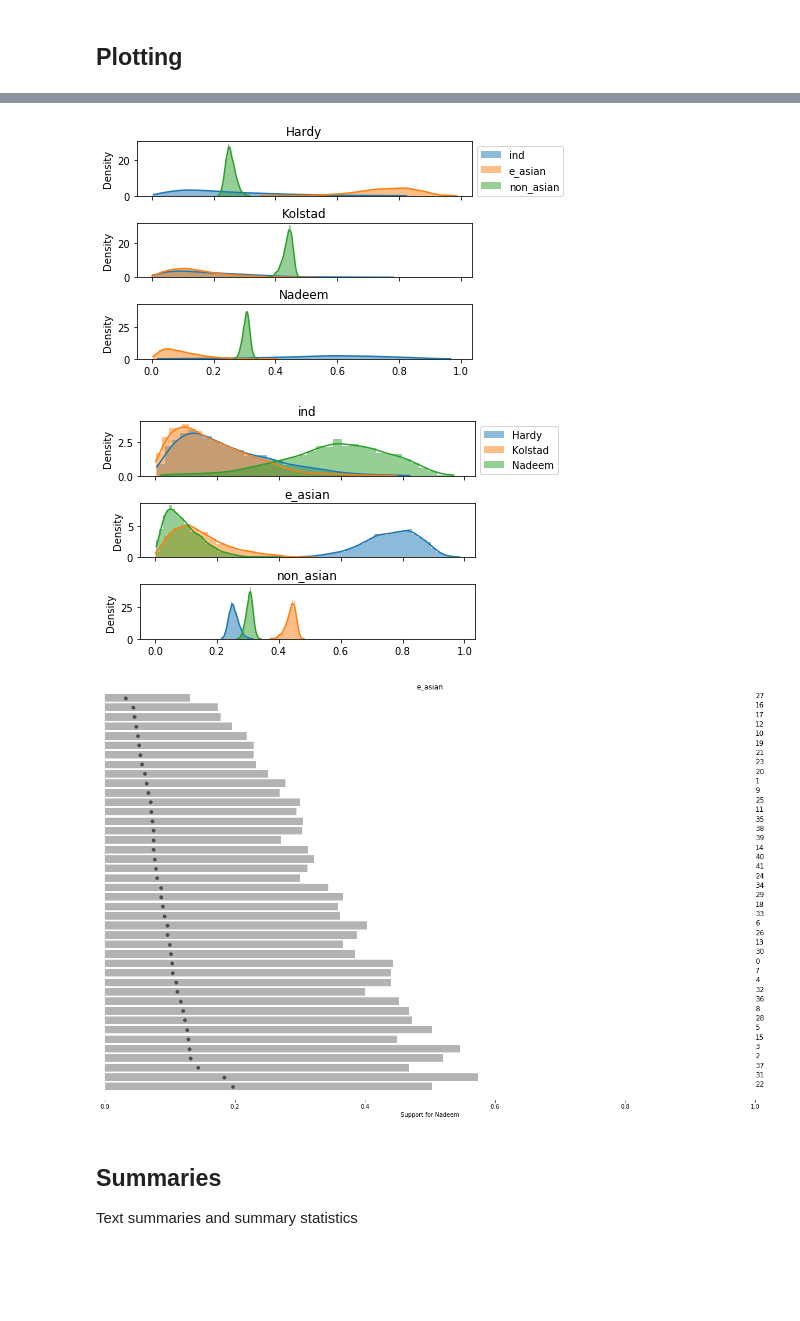
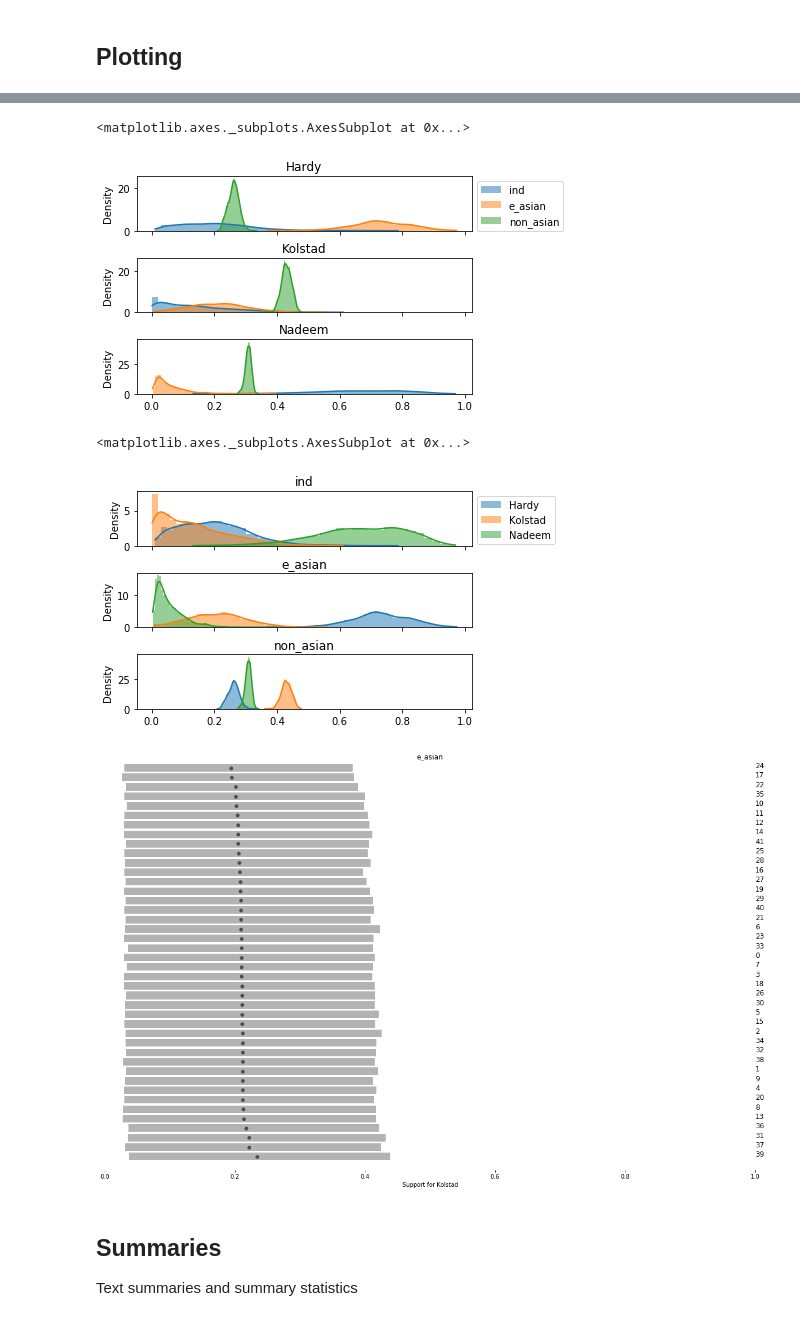
Before and after one commit to mggg/ecological-inference, a Jupyter notebook: pyei/examples/santa_clara_demo_r_by_c.ipynb, the cells around one changed output, grey strips where cells are left out. Saved outputs shown, nothing was run; the diff lists cells and outputs as text; code cells hidden in the pictures; blank space fills up the shorter version.

```diff
--- a/pyei/examples/santa_clara_demo_r_by_c.ipynb
+++ b/pyei/examples/santa_clara_demo_r_by_c.ipynb
@@ -17,7 +17,7 @@ candidate_names = ["Hardy", "Kolstad", "Nadeem"]
 group_fractions = np.array(data[['pct_ind_vote', 'pct_e_asian_vote', 'pct_non_asian_vote']]).T
 demographic_group_names = ["ind", "e_asian", "non_asian"]
 # %%
-ei = RowByColumnEI(model_name='multinomial-dirichlet-modified', pareto_scale=5)
+ei = RowByColumnEI(model_name='multinomial-dirichlet-modified', pareto_shape=100, pareto_scale=100)
 # %%
 ei.fit(group_fractions, votes_fractions, precinct_pops, demographic_group_names, candidate_names)
 # %% [output]
@@ -48,15 +48,17 @@ ei.plot_boxplots()
 # %%
 ei.plot_kdes(plot_by="candidate")
 # %% [output]
+<matplotlib.axes._subplots.AxesSubplot at 0x...>
-[figure, old version]
+[figure, new version]
 # %%
 ei.plot_kdes(plot_by="group")
 # %% [output]
+<matplotlib.axes._subplots.AxesSubplot at 0x...>
-[figure, old version]
+[figure, new version]
 # %%
-ei.plot_intervals_by_precinct('e_asian', 'Nadeem') # 95% credible intervals by precinct
+ei.plot_intervals_by_precinct('e_asian', 'Kolstad') # 95% credible intervals by precinct
 # %% [output]
-[figure, old version]
+[figure, new version]
 # %% [markdown]
 ## Summaries
 Text summaries and summary statistics
```
Also changed, not shown: parts of 5 cells of this notebook, 2 other files.
